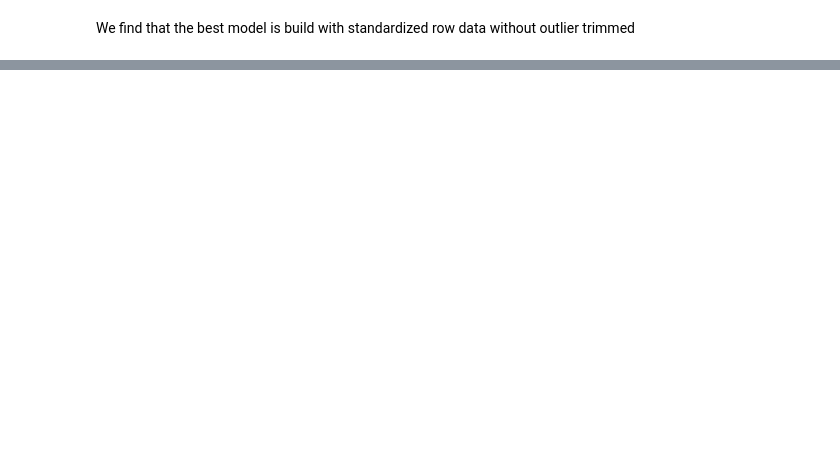
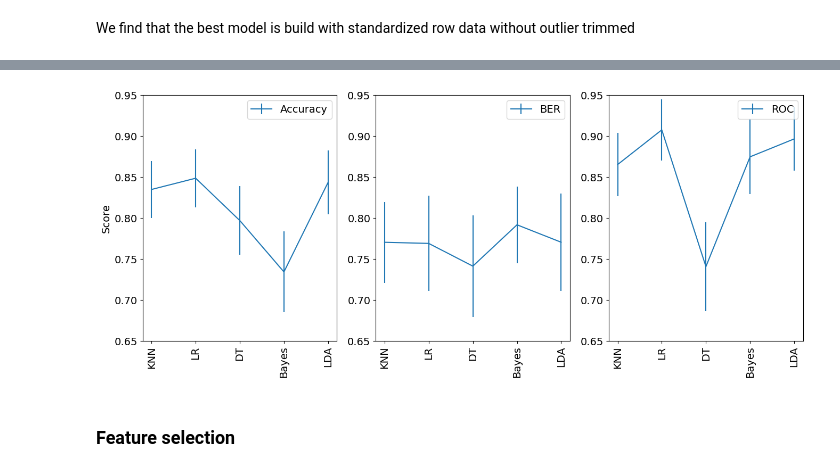
Before and after one commit to AdvancedGroupBootcamp/ai_marie_alex_moussa, a Jupyter notebook: ADA_Project/Model Comparaison.ipynb, the cells around one changed output, grey strips where cells are left out. Drawn from its saved outputs; the diff is of its cells as text; code cells hidden in the pictures; blank space fills up the shorter version.

```diff
--- a/ADA_Project/Model Comparaison.ipynb
+++ b/ADA_Project/Model Comparaison.ipynb
@@ -307,0 +383,34 @@ plt.show()
+# %%
+error_df["Name"]=error_df["Name"].replace("KNeighborsClassifier","KNN")
+error_df["Name"]=error_df["Name"].replace("LogisticRegression","LR")
+error_df["Name"]=error_df["Name"].replace("DecisionTreeClassifier","DT")
+error_df["Name"]=error_df["Name"].replace("GaussianNB","Bayes")
+error_df["Name"]=error_df["Name"].replace("LinearDiscriminantAnalysis","LDA")
+# %%
+
+plt.rcParams.update({"font.size":14})
+fig,axs=plt.subplots(ncols=3,figsize=(16,6))
+
+axs[0].errorbar(error_df["Name"],error_df["Accuracy_mean"],error_df["Accuracy_std"],label="Accuracy")
+axs[1].errorbar(error_df["Name"],error_df["BER_mean"],error_df["BER_std"],label="BER")
+axs[2].errorbar(error_df["Name"],error_df["ROC_mean"],error_df["ROC_std"],label="ROC")
+
+axs[0].set_ylabel("Score")
+
+axs[0].set_ylim(0.65,0.95)
+axs[1].set_ylim(0.65,0.95)
+axs[2].set_ylim(0.65,0.95)
+
+axs[0].legend()
+axs[1].legend()
+axs[2].legend()
+
+axs[0].set_xticklabels(error_df["Name"],rotation=90)
+axs[1].set_xticklabels(error_df["Name"],rotation=90)
+axs[2].set_xticklabels(error_df["Name"],rotation=90)
+
+plt.show()
+# %% [output]
+[figure, added]
+# %% [markdown]
+### Feature selection
```
Also changed, not shown: parts of 14 cells of this notebook, 5 other files.
